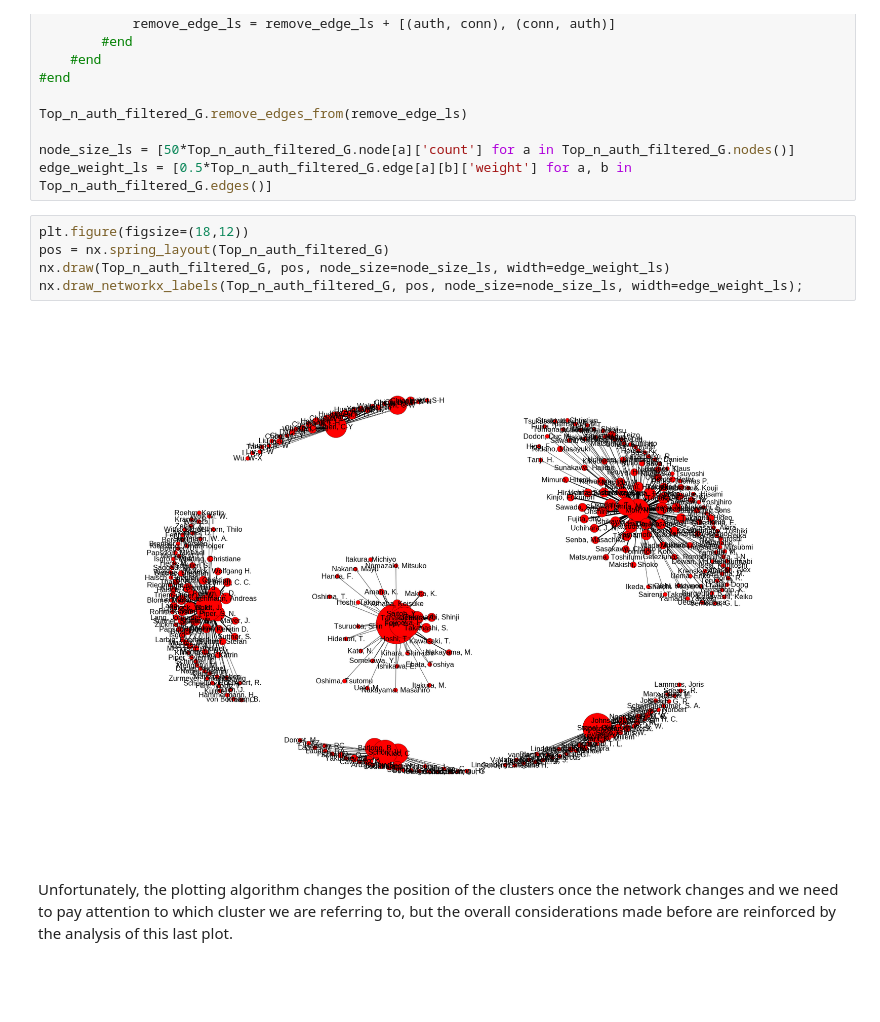
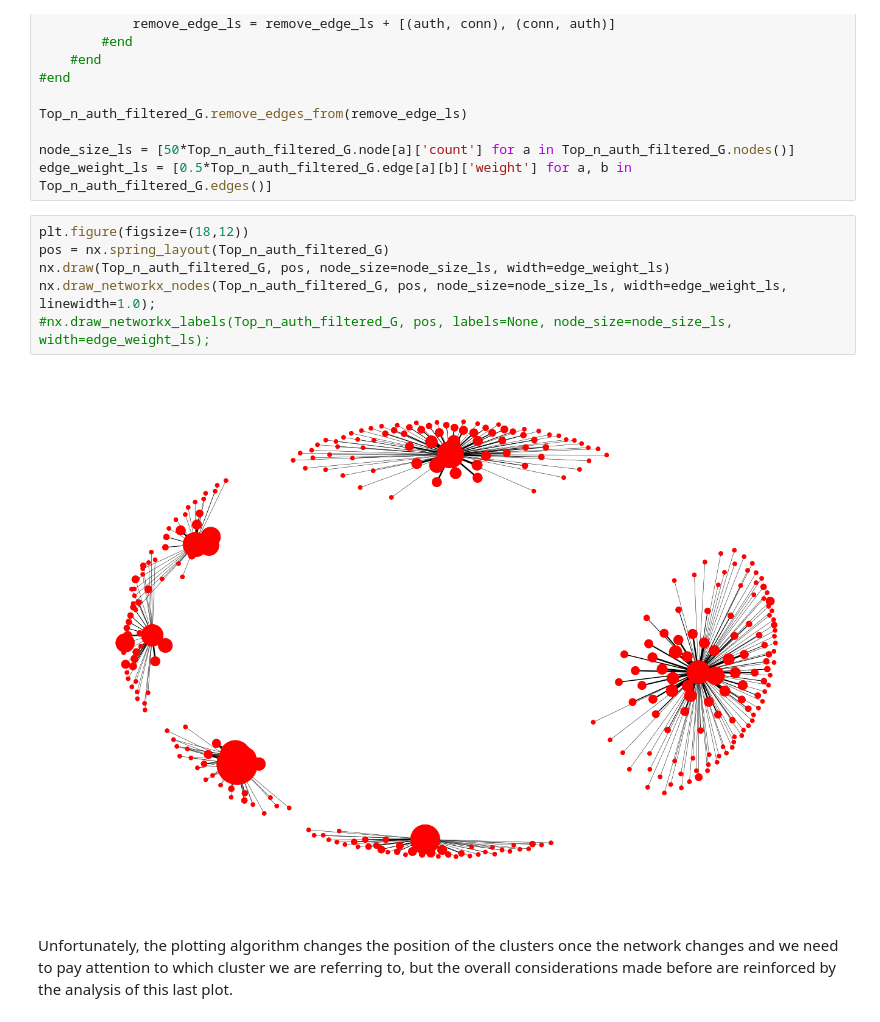
Before and after one commit to RiB-/retraction_analysis, a Jupyter notebook: retraction_analysis_post.ipynb, the cells around one changed output. Saved outputs shown, nothing was run; the diff lists cells and outputs as text; blank space fills up the shorter version.

```diff
--- a/retraction_analysis_post.ipynb
+++ b/retraction_analysis_post.ipynb
@@ -596,10 +641,11 @@ edge_weight_ls = [0.5*Top_n_auth_filtered_G.edge[a][b]['weight'] for a, b in Top
 # %%
 plt.figure(figsize=(18,12))
 pos = nx.spring_layout(Top_n_auth_filtered_G)
 nx.draw(Top_n_auth_filtered_G, pos, node_size=node_size_ls, width=edge_weight_ls)
-nx.draw_networkx_labels(Top_n_auth_filtered_G, pos, node_size=node_size_ls, width=edge_weight_ls);
+nx.draw_networkx_nodes(Top_n_auth_filtered_G, pos, node_size=node_size_ls, width=edge_weight_ls, linewidth=1.0);
+#nx.draw_networkx_labels(Top_n_auth_filtered_G, pos, labels=None, node_size=node_size_ls, width=edge_weight_ls);
 # %% [output]
-[figure, old version]
+[figure, new version]
 # %% [markdown]
 Unfortunately, the plotting algorithm changes the position of the clusters once the network changes and we need to pay attention to which cluster we are referring to, but the overall considerations made before are reinforced by the analysis of this last plot.
 # %% [markdown]
```
Also changed, not shown: parts of 9 cells of this notebook, 1 other file.
